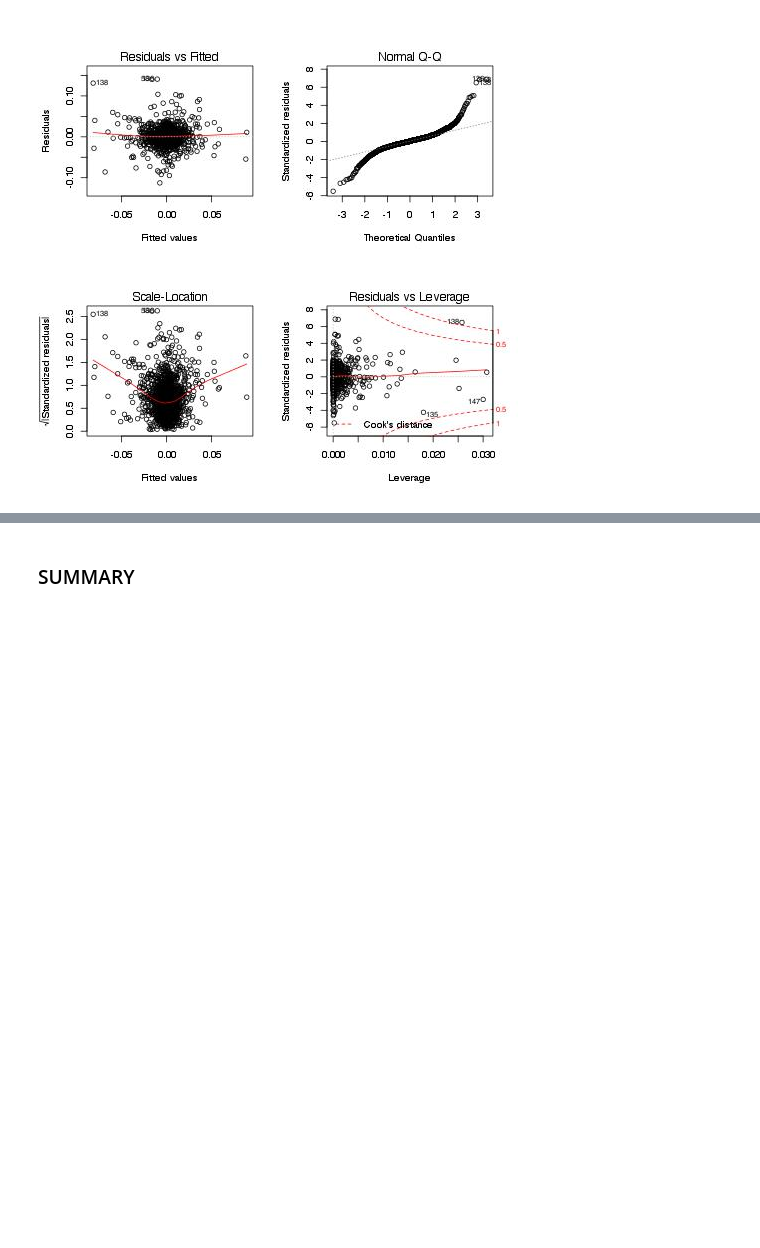
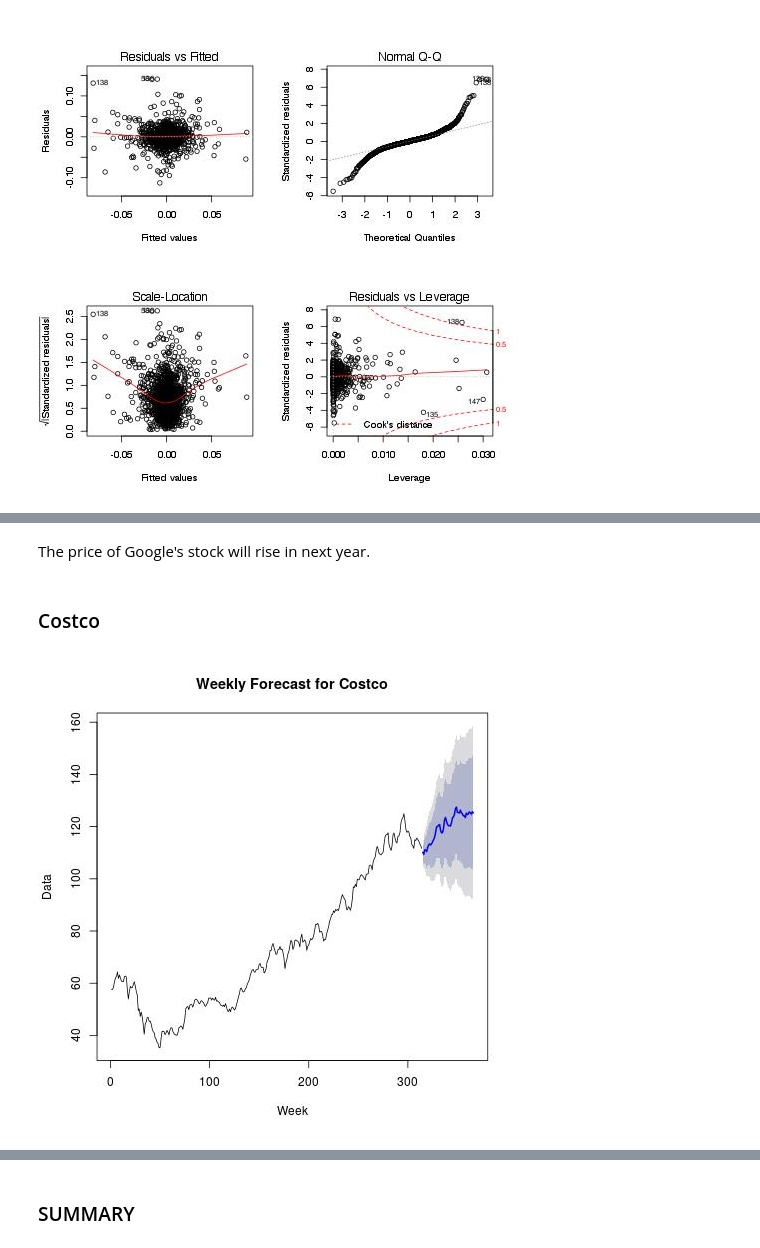
Before and after one commit to linuslin1/INNOVA, a Jupyter notebook: notebooks/NB4_project_report.ipynb, the cells around one changed output, grey strips where cells are left out. Cells and saved outputs as stored; diff of their text form; code cells hidden in the pictures; blank space fills up the shorter version.

```diff
--- a/notebooks/NB4_project_report.ipynb
+++ b/notebooks/NB4_project_report.ipynb
@@ -117,0 +127,9 @@ Image(filename='../visualizations/RA_OZRK.jpg')
+# %% [markdown]
+The price of Google's stock will rise in next year.
+# %% [markdown]
+### Costco
+# %%
+from IPython.display import Image
+Image(filename='../visualizations/Cost_Forecast.jpg')
+# %% [output]
+[figure, added]
```
Also changed, not shown: parts of 9 cells of this notebook.
